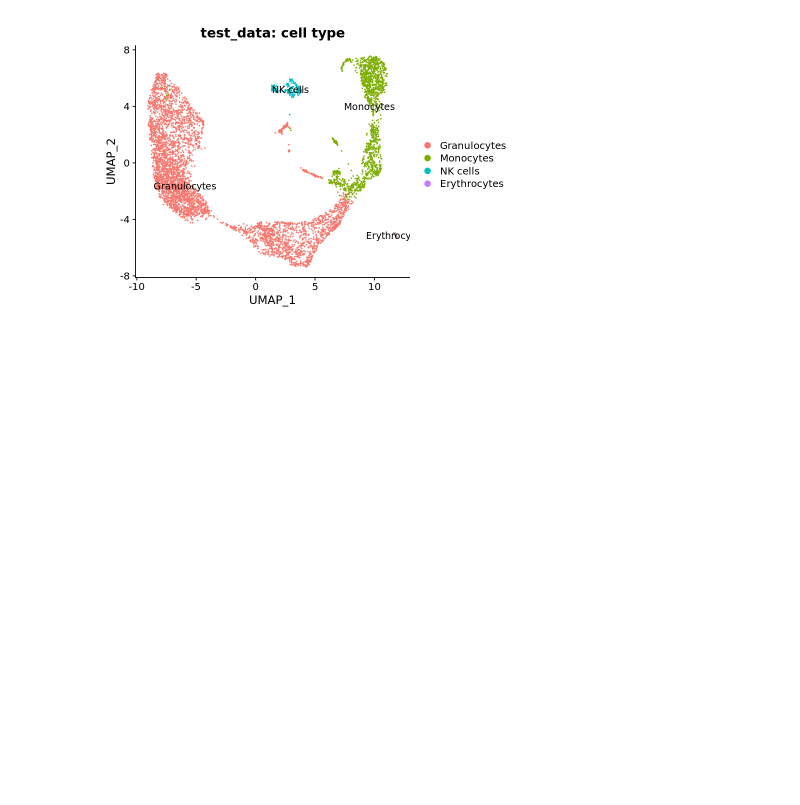
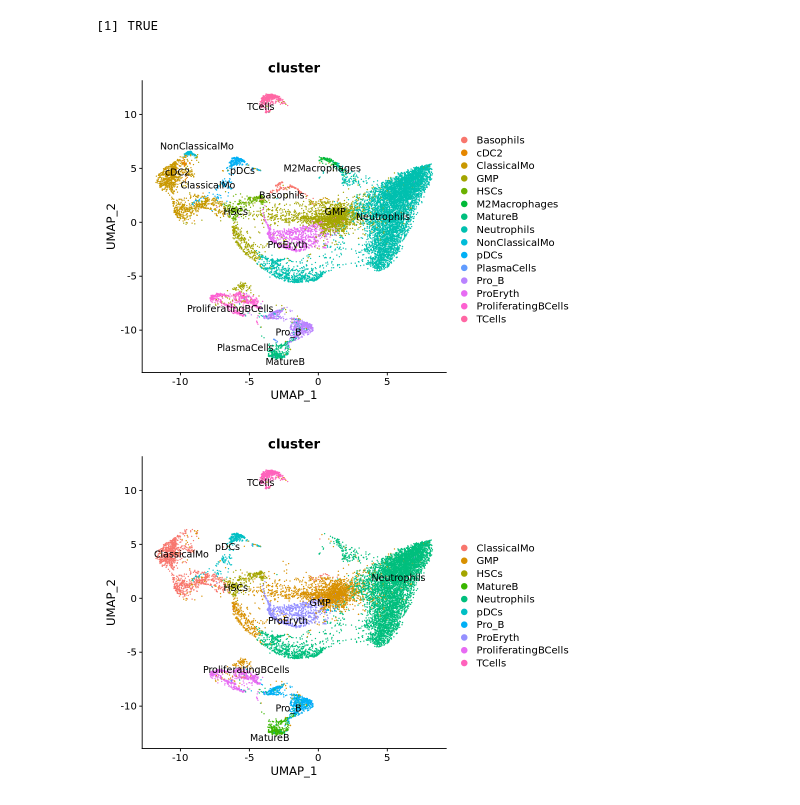
Before and after one commit to singleron-RD/analysis_guide, a Jupyter notebook: SweetSeq_analysis.ipynb, the cells around one changed output. Cells and saved outputs as stored; diff of their text form; code cells hidden in the pictures; blank space fills up the shorter version.

Commit message:
replace test data

```diff
--- a/SweetSeq_analysis.ipynb
+++ b/SweetSeq_analysis.ipynb
@@ -10,16 +20,27 @@ options(warn = 1)
 # %%
 # Load rds (seurat object with cell annotations)
-data_seurat <- readRDS("../data/test.rds")
+data_seurat <- readRDS("../data/FUT_Bonemarrow.rds")
 sample_name <- unique(data_seurat$sample)
-options(repr.plot.height=5 , repr.plot.width=7)
-DimPlot(data_seurat, group.by = "cluster", label = T) +
-    ggtitle(paste0(sample_name, ": cell type"))
+options(repr.plot.height=6 , repr.plot.width=8)
+DimPlot(data_seurat, group.by = "cluster", label = T, repel = T)
+ggsave("../results/SweetSeq_analysis_res/01.clustering/cluster_raw.png", height = 6, width = 8)
 
 # Load sweet tag info
-sweet_tag <- read.table("../data/test/04.count_tag/test_tsne_tag.tsv", sep="\t", header = T, row.names = 1)
+sweet_tag <- read.table("../data/mouse_BM/04.count_tag/umi_tag.tsv", sep="\t", header = T, row.names = 1)
 sweet_tag$barcode <- paste0(sample_name, "_", row.names(sweet_tag))
 row.names(sweet_tag) <- sweet_tag[,"barcode"]
+
 sweet_tag <- sweet_tag[ colnames(data_seurat), ]
+identical( row.names(sweet_tag), colnames(data_seurat))
 data_seurat$tag_UMI <- sweet_tag[,"sweet_tag"]
+data_seurat$scaled_tag_UMI <- scale(log1p(data_seurat@meta.data[,"tag_UMI"]))
+data_seurat$tag_UMI_group <- ifelse(data_seurat@meta.data[,"scaled_tag_UMI"] > 0, "tag_high","tag_low")
+
+# select clusters with >300 cells for display
+data_seurat <- subset(data_seurat, subset = cluster %in% names(table(data_seurat$cluster)[table(data_seurat@meta.data[,"cluster"]) > 300]))
+DimPlot(data_seurat, group.by = "cluster", label = T, repel = T)
+ggsave("../results/SweetSeq_analysis_res/01.clustering/cluster.png", height = 6, width = 8)
 # %% [output]
+[1] TRUE
-[figure, old version]
+[figure, new version]
+[figure, added]
```
Also changed, not shown: parts of 9 cells of this notebook.
